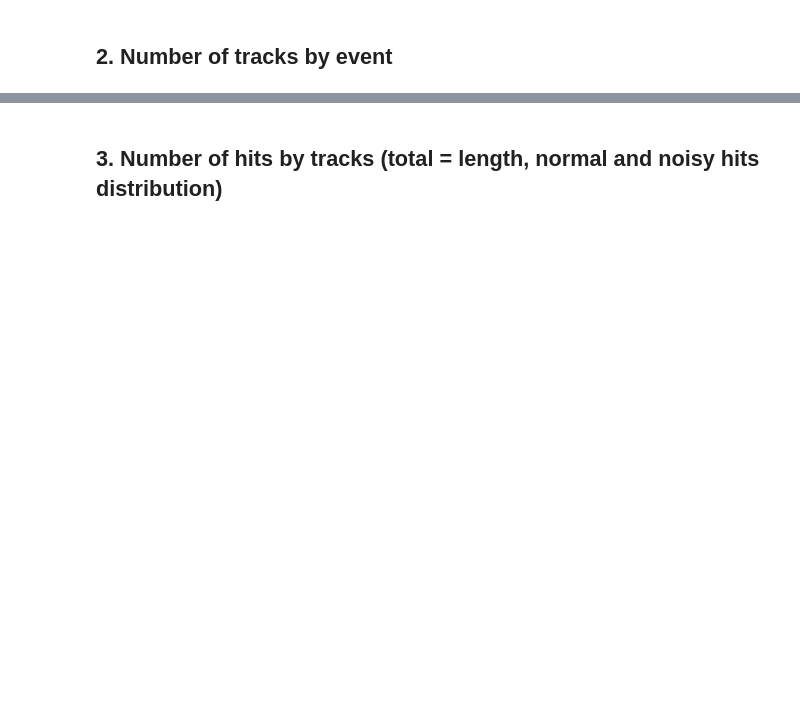
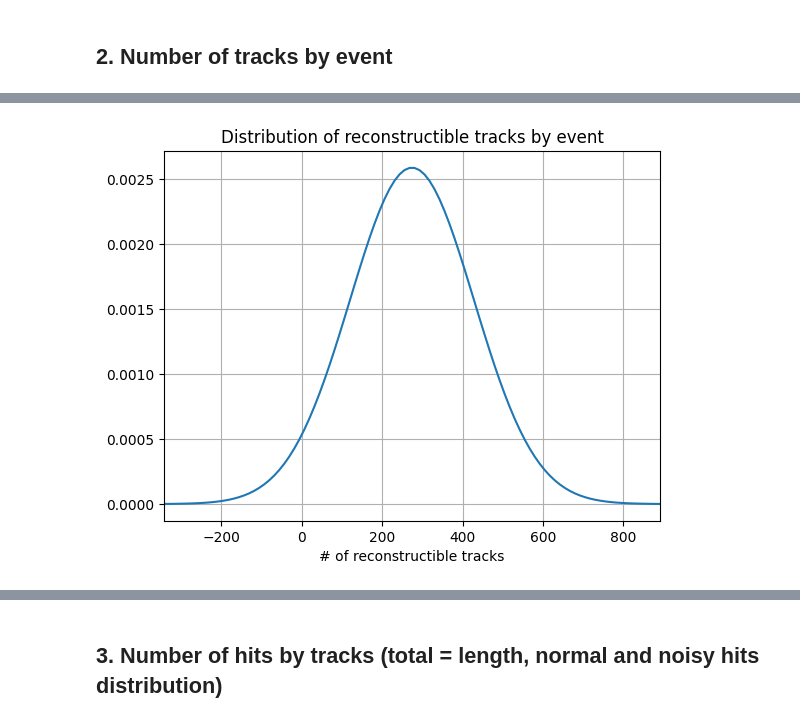
Before and after one commit to alawaree/Code_Thesis_HopfieldNetwork_VELO, a Jupyter notebook: data_analysis/general_data_analysis.ipynb, the cells around one changed output, grey strips where cells are left out. Cells and saved outputs as stored; diff of their text form; code cells hidden in the pictures; blank space fills up the shorter version.

```diff
--- a/data_analysis/general_data_analysis.ipynb
+++ b/data_analysis/general_data_analysis.ipynb
@@ -315,0 +285,4 @@ plot_distribution(mu, sigma, title='Distribution', safe_to_file=False)
+# %%
+plot_distribution(mu_track, sigma_track, title='Distribution of reconstructible tracks by event', xlabel="# of reconstructible tracks", safe_to_file=False)
+# %% [output]
+[figure, added]
```
Also changed, not shown: parts of 49 cells of this notebook, 2 other files.
